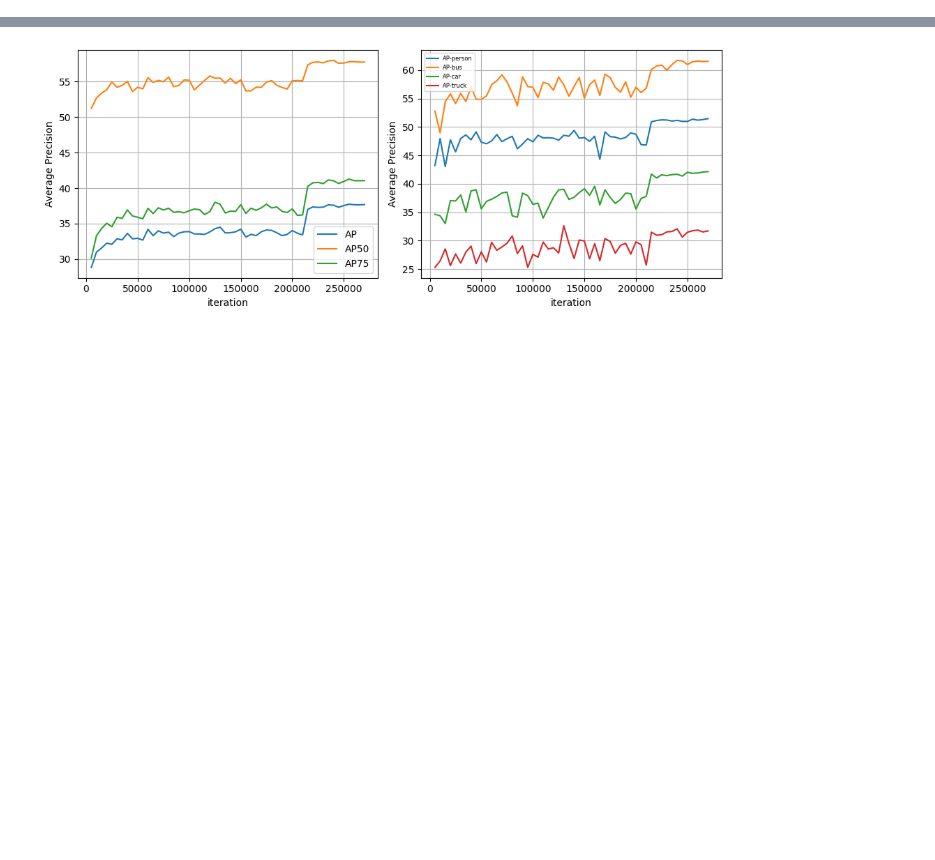
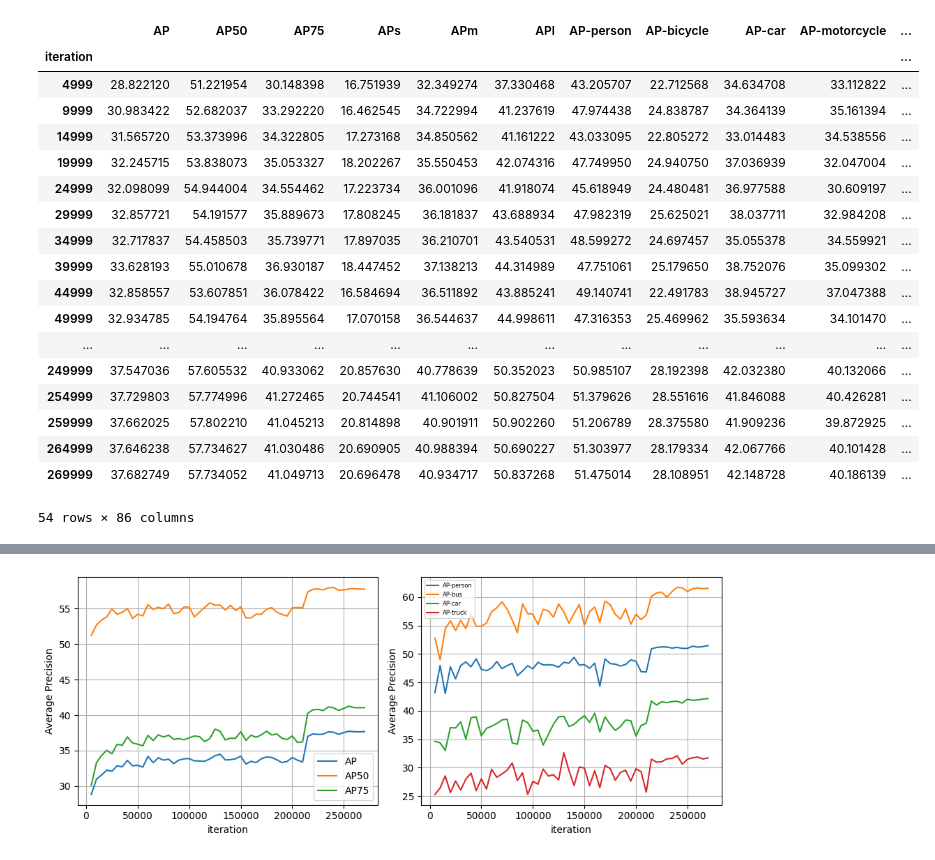
Before and after one commit to Ahmedjjj/midas_hkrm, a Jupyter notebook: notebooks/HKRMnet.ipynb, the cells around one changed output, grey strips where cells are left out. Saved outputs shown, nothing was run; the diff lists cells and outputs as text; code cells hidden in the pictures; blank space fills up the shorter version.

```diff
--- a/notebooks/HKRMnet.ipynb
+++ b/notebooks/HKRMnet.ipynb
@@ -29,4 +29,26 @@ df.index = df.index.rename('iteration')
 df = df.apply(lambda r: r['bbox'], axis=1, result_type='expand')
 # %%
 best_model =  df.iloc[df['AP'].argmax()]
+# %%
+df
+# %% [output]
+|  | AP | AP50 | AP75 | APs | APm | APl | AP-person | AP-bicycle | AP-car | AP-motorcycle | ... |
+| iteration |  |  |  |  |  |  |  |  |  |  | ... |
+| 4999 | 28.822120 | 51.221954 | 30.148398 | 16.751939 | 32.349274 | 37.330468 | 43.205707 | 22.712568 | 34.634708 | 33.112822 | ... |
+| 9999 | 30.983422 | 52.682037 | 33.292220 | 16.462545 | 34.722994 | 41.237619 | 47.974438 | 24.838787 | 34.364139 | 35.161394 | ... |
+| 14999 | 31.565720 | 53.373996 | 34.322805 | 17.273168 | 34.850562 | 41.161222 | 43.033095 | 22.805272 | 33.014483 | 34.538556 | ... |
+| 19999 | 32.245715 | 53.838073 | 35.053327 | 18.202267 | 35.550453 | 42.074316 | 47.749950 | 24.940750 | 37.036939 | 32.047004 | ... |
+| 24999 | 32.098099 | 54.944004 | 34.554462 | 17.223734 | 36.001096 | 41.918074 | 45.618949 | 24.480481 | 36.977588 | 30.609197 | ... |
+| 29999 | 32.857721 | 54.191577 | 35.889673 | 17.808245 | 36.181837 | 43.688934 | 47.982319 | 25.625021 | 38.037711 | 32.984208 | ... |
+| 34999 | 32.717837 | 54.458503 | 35.739771 | 17.897035 | 36.210701 | 43.540531 | 48.599272 | 24.697457 | 35.055378 | 34.559921 | ... |
+| 39999 | 33.628193 | 55.010678 | 36.930187 | 18.447452 | 37.138213 | 44.314989 | 47.751061 | 25.179650 | 38.752076 | 35.099302 | ... |
+| 44999 | 32.858557 | 53.607851 | 36.078422 | 16.584694 | 36.511892 | 43.885241 | 49.140741 | 22.491783 | 38.945727 | 37.047388 | ... |
+| 49999 | 32.934785 | 54.194764 | 35.895564 | 17.070158 | 36.544637 | 44.998611 | 47.316353 | 25.469962 | 35.593634 | 34.101470 | ... |
+| ... | ... | ... | ... | ... | ... | ... | ... | ... | ... | ... | ... |
+| 249999 | 37.547036 | 57.605532 | 40.933062 | 20.857630 | 40.778639 | 50.352023 | 50.985107 | 28.192398 | 42.032380 | 40.132066 | ... |
+| 254999 | 37.729803 | 57.774996 | 41.272465 | 20.744541 | 41.106002 | 50.827504 | 51.379626 | 28.551616 | 41.846088 | 40.426281 | ... |
+| 259999 | 37.662025 | 57.802210 | 41.045213 | 20.814898 | 40.901911 | 50.902260 | 51.206789 | 28.375580 | 41.909236 | 39.872925 | ... |
+| 264999 | 37.646238 | 57.734627 | 41.030486 | 20.690905 | 40.988394 | 50.690227 | 51.303977 | 28.179334 | 42.067766 | 40.101428 | ... |
+| 269999 | 37.682749 | 57.734052 | 41.049713 | 20.696478 | 40.934717 | 50.837268 | 51.475014 | 28.108951 | 42.148728 | 40.186139 | ... |
+54 rows × 86 columns
 # %%
```
Also changed, not shown: parts of 2 cells of this notebook, 3 other files.
